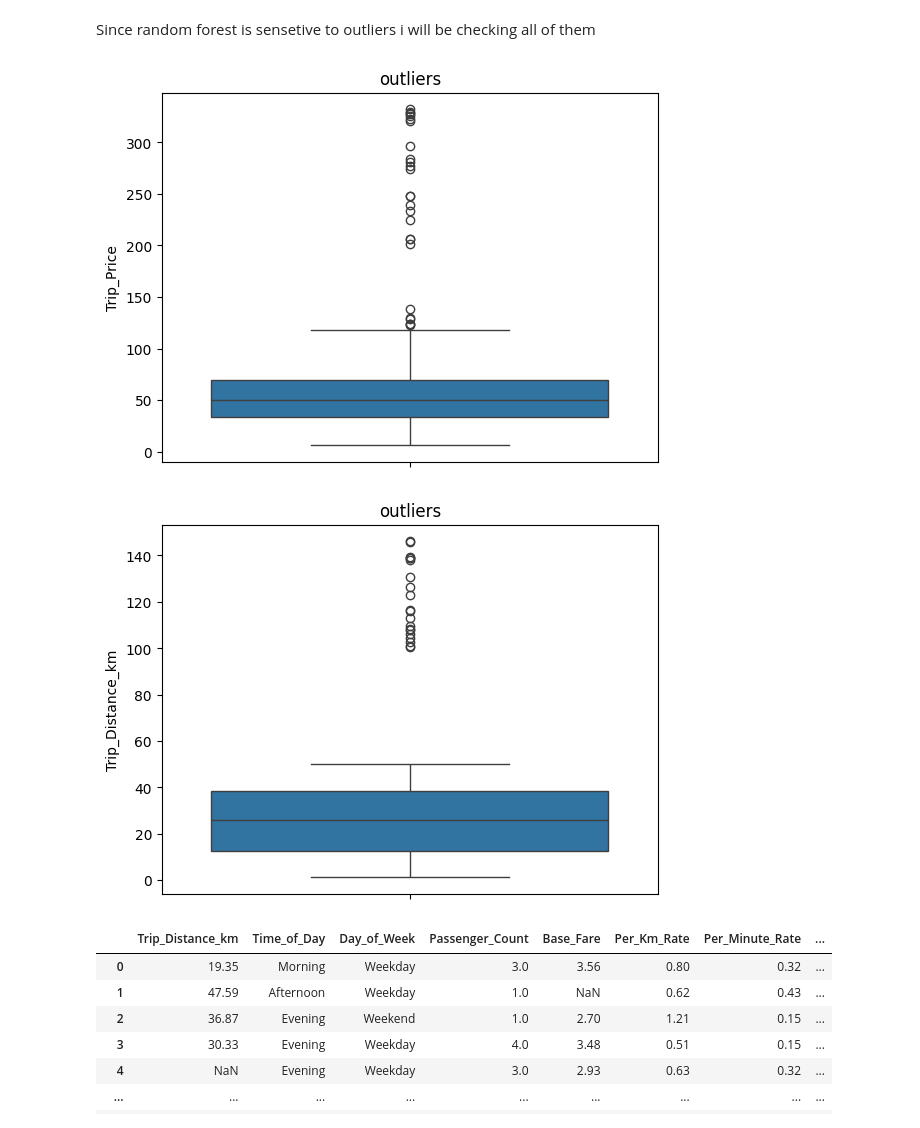
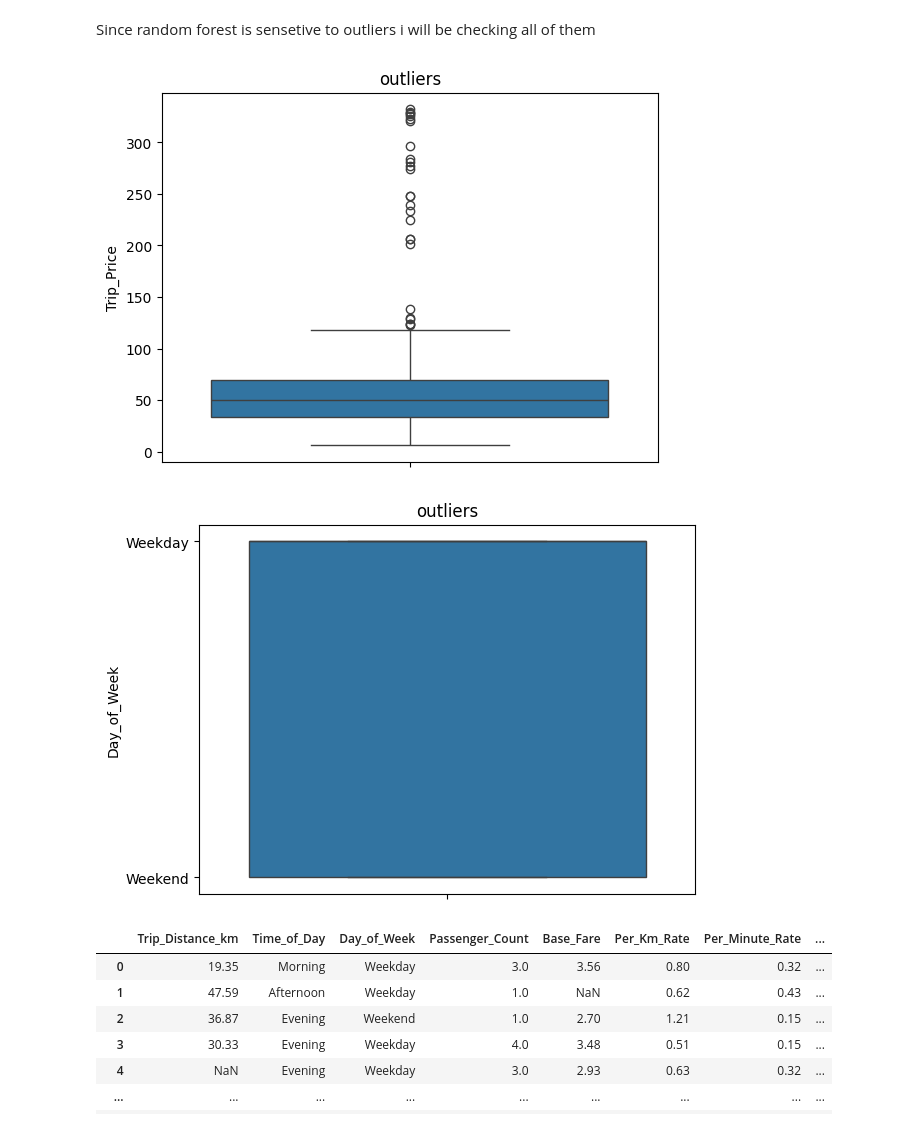
Before and after one commit to aliciagez/taxi_prediction_fullstack_alicia, a Jupyter notebook: src/taxipred/model_development/cleaning_random_forest.ipynb, the cells around one changed output. Saved outputs shown, nothing was run; the diff lists cells and outputs as text; code cells hidden in the pictures.

```diff
--- a/src/taxipred/model_development/cleaning_random_forest.ipynb
+++ b/src/taxipred/model_development/cleaning_random_forest.ipynb
@@ -19,18 +19,18 @@ Since random forest is sensetive to outliers i will be checking all of them
 # %%
 import seaborn as sns
 import matplotlib.pyplot as plt
 
 sns.boxplot(df["Trip_Price"])
 plt.title("outliers")
 plt.show()
 
 
-sns.boxplot(df["Trip_Distance_km"])
+sns.boxplot(df["Day_of_Week"])
 plt.title("outliers")
 plt.show()
 # %% [output]
 [figure]
-[figure, old version]
+[figure, new version]
 # %%
 df_drop = df.drop(columns=["Weather", "Traffic_Conditions"])
 df_drop
```
Also changed, not shown: parts of 6 cells of this notebook, 3 other files.
